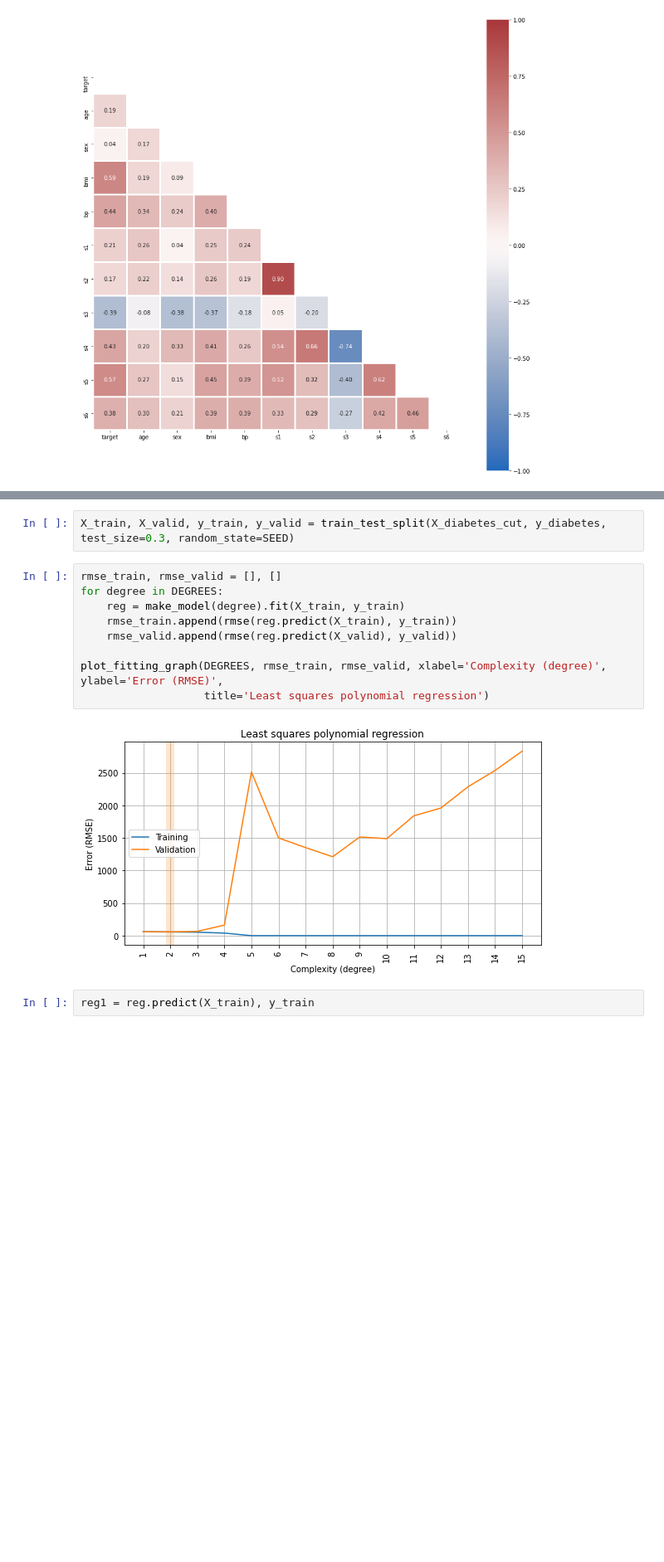
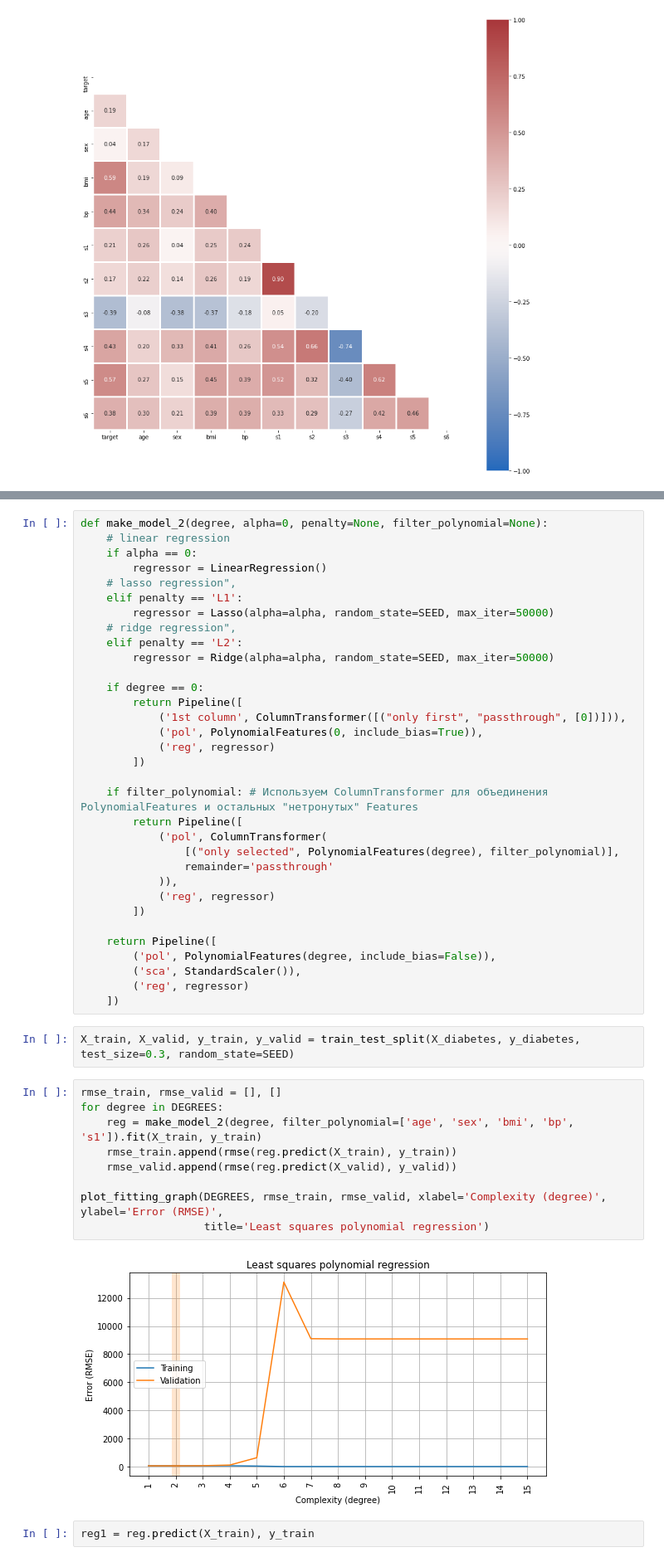
Before and after one commit to Leonidkourtch/ml-intro-1, a Jupyter notebook: 4_overfitting_regularization/overfitting_regularization.ipynb, the cells around one changed output, grey strips where cells are left out. Shown at 83% size. Drawn from its saved outputs; the diff is of its cells as text; blank space fills up the shorter version.

```diff
--- a/4_overfitting_regularization/overfitting_regularization.ipynb
+++ b/4_overfitting_regularization/overfitting_regularization.ipynb
@@ -452,16 +453,49 @@ X_diabetes_cut = X_diabetes[['age', 'sex', 'bmi', 'bp', 's1', 's2']]
+# %%
+def make_model_2(degree, alpha=0, penalty=None, filter_polynomial=None):
+    # linear regression
+    if alpha == 0:
+        regressor = LinearRegression()
+    # lasso regression",
+    elif penalty == 'L1':
+        regressor = Lasso(alpha=alpha, random_state=SEED, max_iter=50000)
+    # ridge regression",
+    elif penalty == 'L2':
+        regressor = Ridge(alpha=alpha, random_state=SEED, max_iter=50000)
+
+    if degree == 0:
+        return Pipeline([
+            ('1st column', ColumnTransformer([("only first", "passthrough", [0])])),
+            ('pol', PolynomialFeatures(0, include_bias=True)),
+            ('reg', regressor)
+        ])
+
+    if filter_polynomial: # Используем ColumnTransformer для объединения PolynomialFeatures и остальных "нетронутых" Features
+        return Pipeline([
+            ('pol', ColumnTransformer(
+                [("only selected", PolynomialFeatures(degree), filter_polynomial)],
+                remainder='passthrough'
+            )),
+            ('reg', regressor)
+        ])
+
+    return Pipeline([
+        ('pol', PolynomialFeatures(degree, include_bias=False)),
+        ('sca', StandardScaler()),
+        ('reg', regressor)
+    ])
 # %%
-X_train, X_valid, y_train, y_valid = train_test_split(X_diabetes_cut, y_diabetes, test_size=0.3, random_state=SEED)
+X_train, X_valid, y_train, y_valid = train_test_split(X_diabetes, y_diabetes, test_size=0.3, random_state=SEED)
 # %%
 rmse_train, rmse_valid = [], []
 for degree in DEGREES:
-    reg = make_model(degree).fit(X_train, y_train)
+    reg = make_model_2(degree, filter_polynomial=['age', 'sex', 'bmi', 'bp', 's1']).fit(X_train, y_train)
     rmse_train.append(rmse(reg.predict(X_train), y_train))
     rmse_valid.append(rmse(reg.predict(X_valid), y_valid))
 
 plot_fitting_graph(DEGREES, rmse_train, rmse_valid, xlabel='Complexity (degree)', ylabel='Error (RMSE)',
                    title='Least squares polynomial regression')
 # %% [output]
-[figure, old version]
+[figure, new version]
 # %%
 reg1 = reg.predict(X_train), y_train
 # %% [markdown]
```
Also changed, not shown: parts of 18 cells of this notebook.
